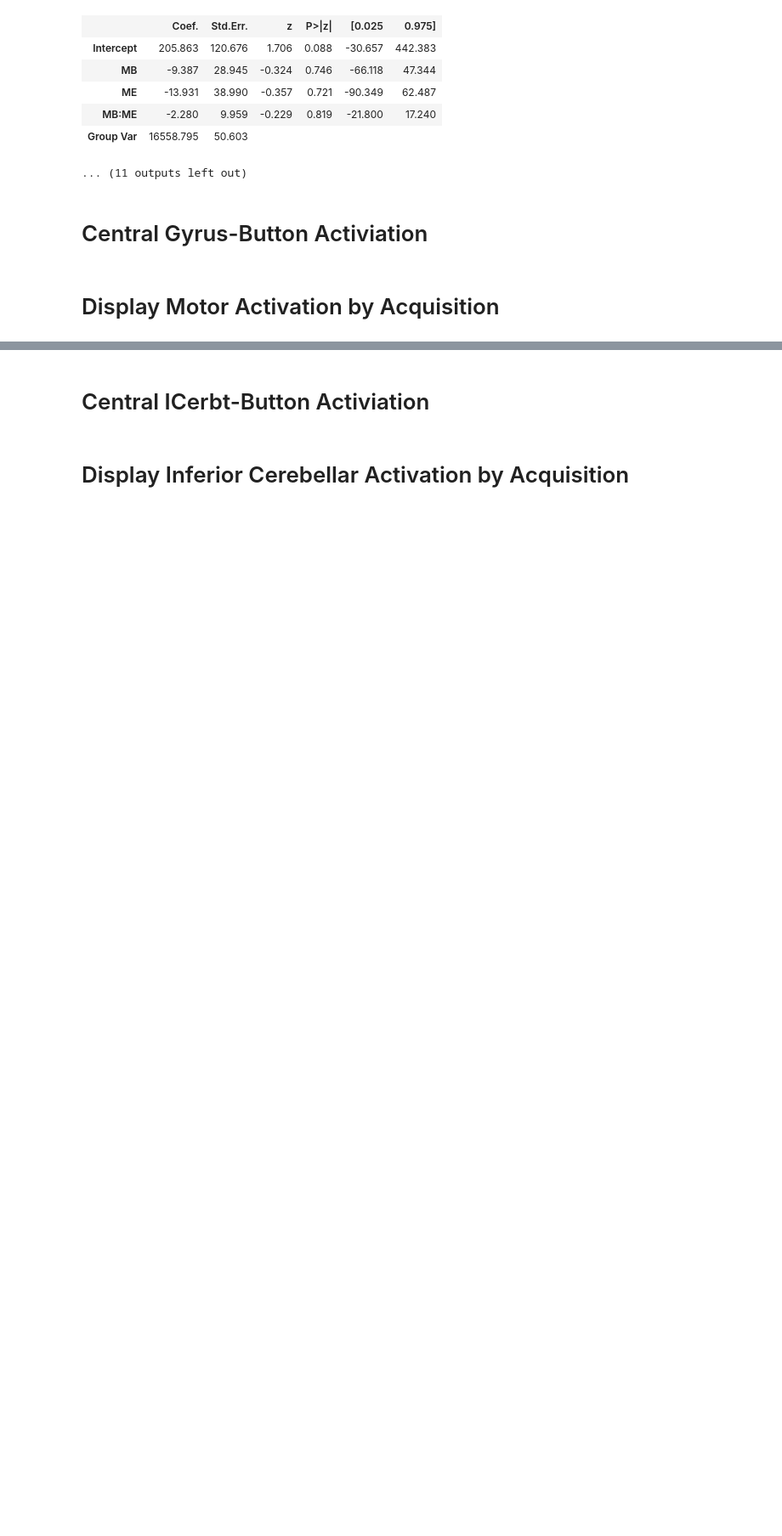
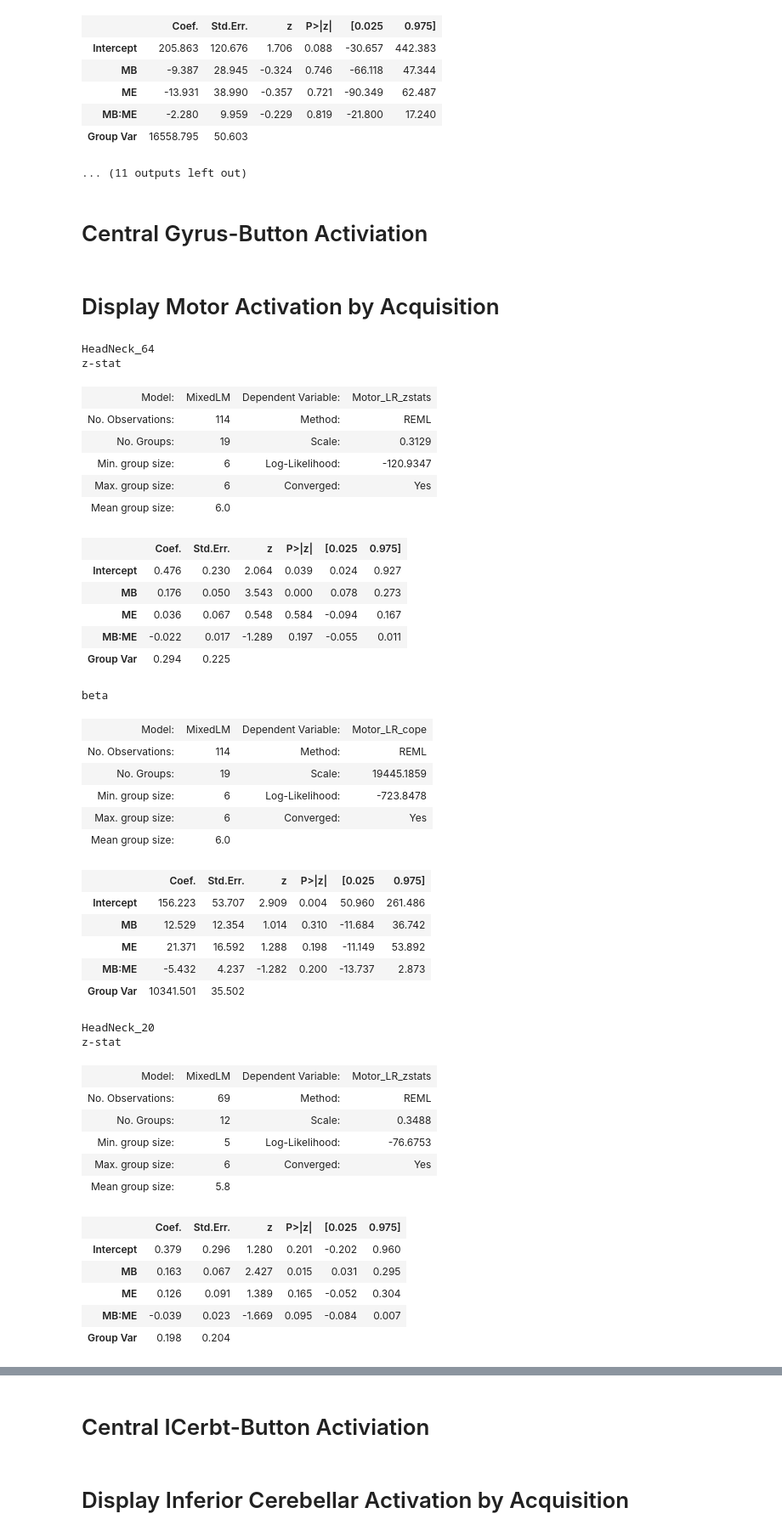
Before and after one commit to DVS-Lab/rf1-mbme-pilot, a Jupyter notebook: code/Zstat_analysis&figures.ipynb, the cells around one changed output, grey strips where cells are left out. Shown at 85% size. Drawn from its saved outputs; the diff is of its cells as text; code cells hidden in the pictures; blank space fills up the shorter version.

Commit message:
modified motor with new ci

```diff
--- a/code/Zstat_analysis&figures.ipynb
+++ b/code/Zstat_analysis&figures.ipynb
@@ -454,31 +454,73 @@ for HC in plt_df['HeadCoil'].unique():
     display(res.summary())
     print("beta")
     res=smf.mixedlm('Motor_LR_cope ~ MB * ME',data=mod_df,groups=mod_df['sub']).fit()
     display(res.summary())
 
 print("Results for Zstatistics")
 res=smf.mixedlm('Motor_LR_zstats ~ MB * ME * HeadCoil',data=plt_df,groups=plt_df['sub']).fit()
 display(res.summary())
 sns.catplot(x='MB',y='Motor_LR_zstats',hue='ME',data=plt_df,kind='bar',order=[1,3,6],col='HeadCoil',ci=68)
 
 plt.savefig("../derivatives/figures/assets/Motor_LR-act_zstat.svg")
 plt.show()
 
 print("Results for Cope")
 res=smf.mixedlm('Motor_LR_cope ~ MB * ME * HeadCoil',data=plt_df,groups=plt_df['sub']).fit()
 display(res.summary())
-sns.catplot(x='MB',y='Motor_LR_cope',hue='ME',col='HeadCoil',ci=68
+sns.catplot(x='MB',y='Motor_LR_cope',hue='ME',col='HeadCoil',ci=68,
             data=plt_df,kind='bar',order=[1,3,6])
 
 plt.savefig("../derivatives/figures/assets/Motor_LR-act_cope.svg")
 plt.show()
 
 
 # print("Results for VarCope")
 # res=smf.mixedlm('Motor_LR_varcope ~ MB * ME * HeadCoil',data=plt_df,groups=plt_df['sub']).fit()
 # display(res.summary())
 # sns.catplot(x='MB',y='Motor_LR_varcope',hue='ME',col='HeadCoil',
 #             data=plt_df,kind='bar',order=[1,3,6])
 
 #plt.savefig("../derivatives/figures/assets/Motor_LR-act_varcope.svg")
 #plt.show()
+# %% [output]
+HeadNeck_64
+z-stat
+| Model: | MixedLM | Dependent Variable: | Motor_LR_zstats |
+| No. Observations: | 114 | Method: | REML |
+| No. Groups: | 19 | Scale: | 0.3129 |
+| Min. group size: | 6 | Log-Likelihood: | -120.9347 |
+| Max. group size: | 6 | Converged: | Yes |
+| Mean group size: | 6.0 |  |  |
+|  | Coef. | Std.Err. | z | P>|z| | [0.025 | 0.975] |
+| Intercept | 0.476 | 0.230 | 2.064 | 0.039 | 0.024 | 0.927 |
+| MB | 0.176 | 0.050 | 3.543 | 0.000 | 0.078 | 0.273 |
+| ME | 0.036 | 0.067 | 0.548 | 0.584 | -0.094 | 0.167 |
+| MB:ME | -0.022 | 0.017 | -1.289 | 0.197 | -0.055 | 0.011 |
+| Group Var | 0.294 | 0.225 |  |  |  |  |
+beta
+| Model: | MixedLM | Dependent Variable: | Motor_LR_cope |
+| No. Observations: | 114 | Method: | REML |
+| No. Groups: | 19 | Scale: | 19445.1859 |
+| Min. group size: | 6 | Log-Likelihood: | -723.8478 |
+| Max. group size: | 6 | Converged: | Yes |
+| Mean group size: | 6.0 |  |  |
+|  | Coef. | Std.Err. | z | P>|z| | [0.025 | 0.975] |
+| Intercept | 156.223 | 53.707 | 2.909 | 0.004 | 50.960 | 261.486 |
+| MB | 12.529 | 12.354 | 1.014 | 0.310 | -11.684 | 36.742 |
+| ME | 21.371 | 16.592 | 1.288 | 0.198 | -11.149 | 53.892 |
+| MB:ME | -5.432 | 4.237 | -1.282 | 0.200 | -13.737 | 2.873 |
+| Group Var | 10341.501 | 35.502 |  |  |  |  |
+HeadNeck_20
+z-stat
+| Model: | MixedLM | Dependent Variable: | Motor_LR_zstats |
+| No. Observations: | 69 | Method: | REML |
+| No. Groups: | 12 | Scale: | 0.3488 |
+| Min. group size: | 5 | Log-Likelihood: | -76.6753 |
+| Max. group size: | 6 | Converged: | Yes |
+| Mean group size: | 5.8 |  |  |
+|  | Coef. | Std.Err. | z | P>|z| | [0.025 | 0.975] |
+| Intercept | 0.379 | 0.296 | 1.280 | 0.201 | -0.202 | 0.960 |
+| MB | 0.163 | 0.067 | 2.427 | 0.015 | 0.031 | 0.295 |
+| ME | 0.126 | 0.091 | 1.389 | 0.165 | -0.052 | 0.304 |
+| MB:ME | -0.039 | 0.023 | -1.669 | 0.095 | -0.084 | 0.007 |
+| Group Var | 0.198 | 0.204 |  |  |  |  |
```
Also changed, not shown: parts of 8 cells of this notebook, 4 other files.
